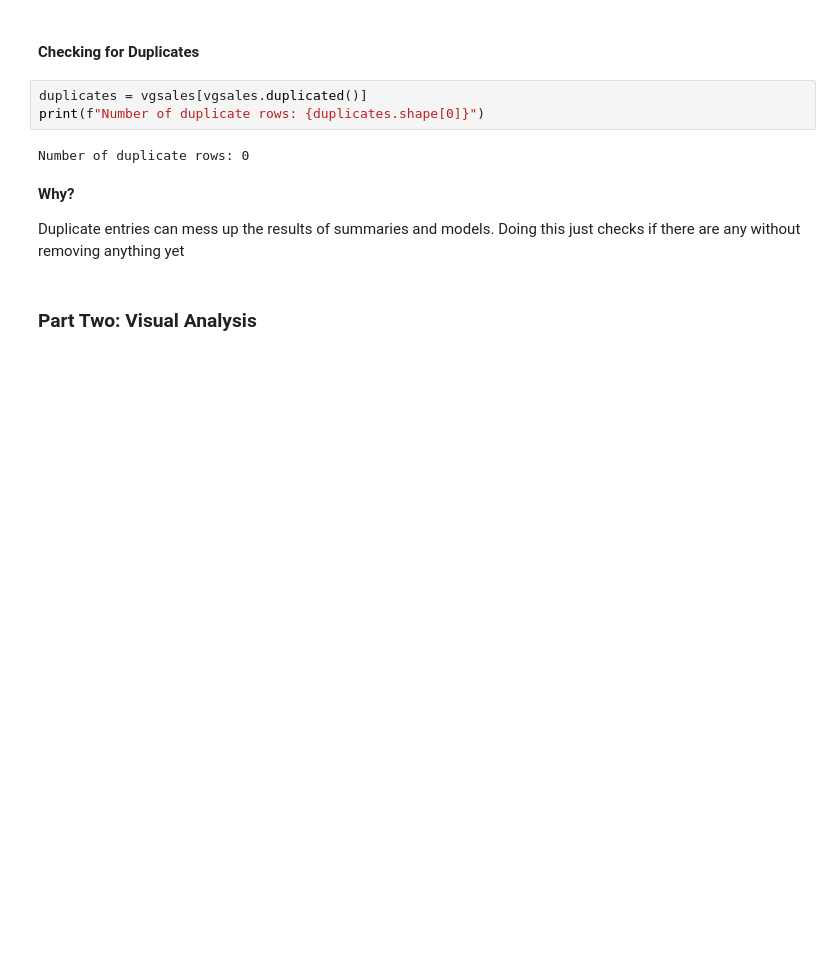
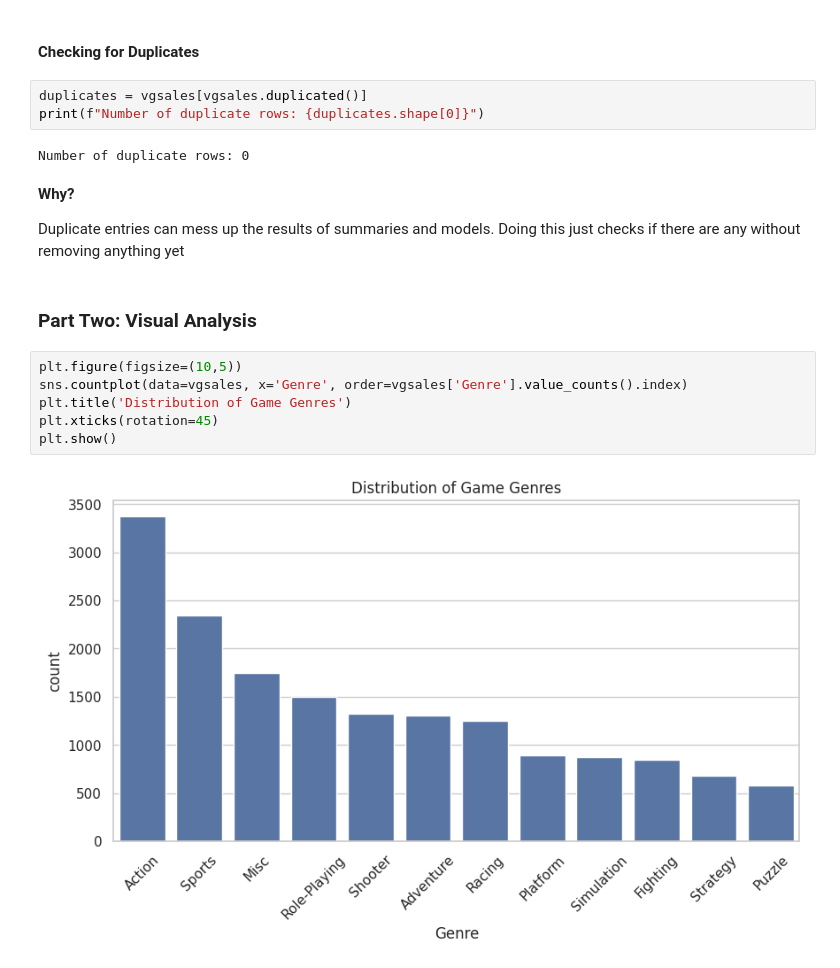
Before and after one commit to eleanorbucke21/ca1_DATA_VISUALISATION, a Jupyter notebook: DataVisualisationCA.ipynb, the cells around one changed output. Cells and saved outputs as stored; diff of their text form; blank space fills up the shorter version.

```diff
--- a/DataVisualisationCA.ipynb
+++ b/DataVisualisationCA.ipynb
@@ -214,3 +222,11 @@ Number of duplicate rows: 0
 Duplicate entries can mess up the results of summaries and models. Doing this just checks if there are any without removing anything yet
 # %% [markdown]
 ### Part Two: Visual Analysis
+# %%
+plt.figure(figsize=(10,5))
+sns.countplot(data=vgsales, x='Genre', order=vgsales['Genre'].value_counts().index)
+plt.title('Distribution of Game Genres')
+plt.xticks(rotation=45)
+plt.show()
+# %% [output]
+[figure, added]
```
Also changed, not shown: parts of 17 cells of this notebook.
